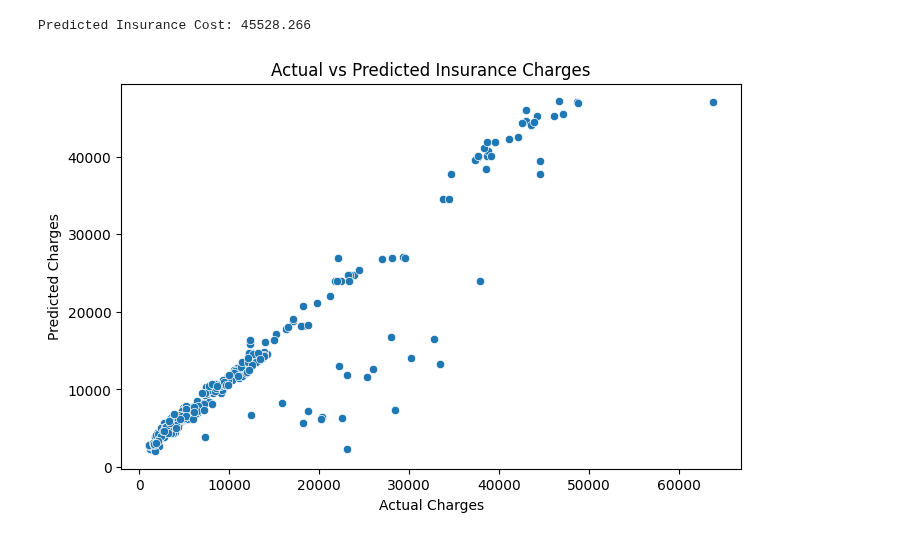
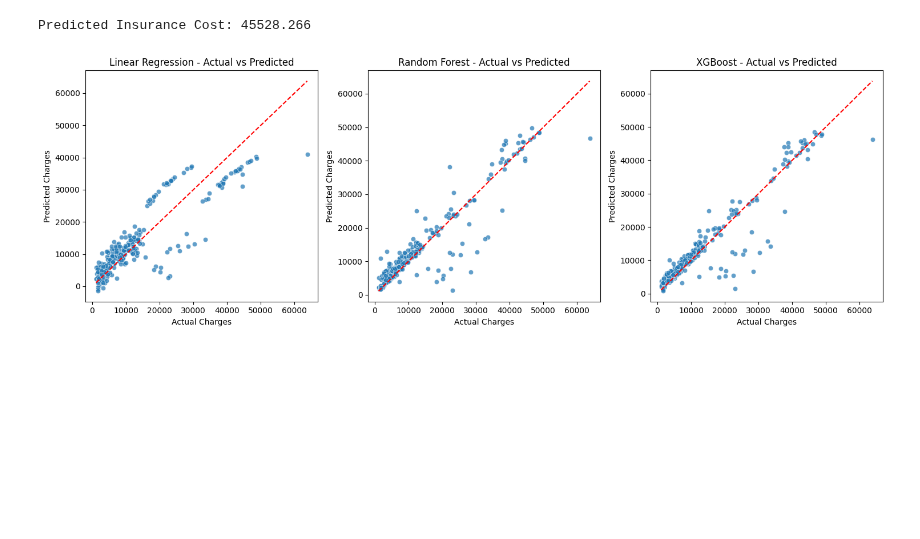
Before and after one commit to Srimathi-j/medicine-insurance-cost-prediction, a Jupyter notebook: medicine_insurance.ipynb, the cells around one changed output. Saved outputs shown, nothing was run; the diff lists cells and outputs as text; code cells hidden in the pictures; blank space fills up the shorter version.

```diff
--- a/medicine_insurance.ipynb
+++ b/medicine_insurance.ipynb
@@ -178,11 +178,25 @@ print("Predicted Insurance Cost:", predicted_cost[0])
 Predicted Insurance Cost: 45528.266
 # %%
 #data visualisation
-plt.figure(figsize=(8,5))
-sns.scatterplot(x=y_test, y=y_pred_best)
-plt.xlabel("Actual Charges")
-plt.ylabel("Predicted Charges")
-plt.title("Actual vs Predicted Insurance Charges")
+import matplotlib.pyplot as plt
+import seaborn as sns
+plt.figure(figsize=(15,5))
+
+models = {
+    'Linear Regression': y_pred_lr,
+    'Random Forest': y_pred_rf,
+    'XGBoost': y_pred_xgb
+}
+
+for i, (name, y_pred) in enumerate(models.items(), 1):
+    plt.subplot(1, 3, i)
+    sns.scatterplot(x=y_test, y=y_pred, alpha=0.7)
+    plt.plot([y_test.min(), y_test.max()], [y_test.min(), y_test.max()], 'r', linestyle='dashed')
+    plt.xlabel("Actual Charges")
+    plt.ylabel("Predicted Charges")
+    plt.title(f"{name} - Actual vs Predicted")
+
+plt.tight_layout()
 plt.show()
 # %% [output]
-[figure, old version]
+[figure, new version]
```
